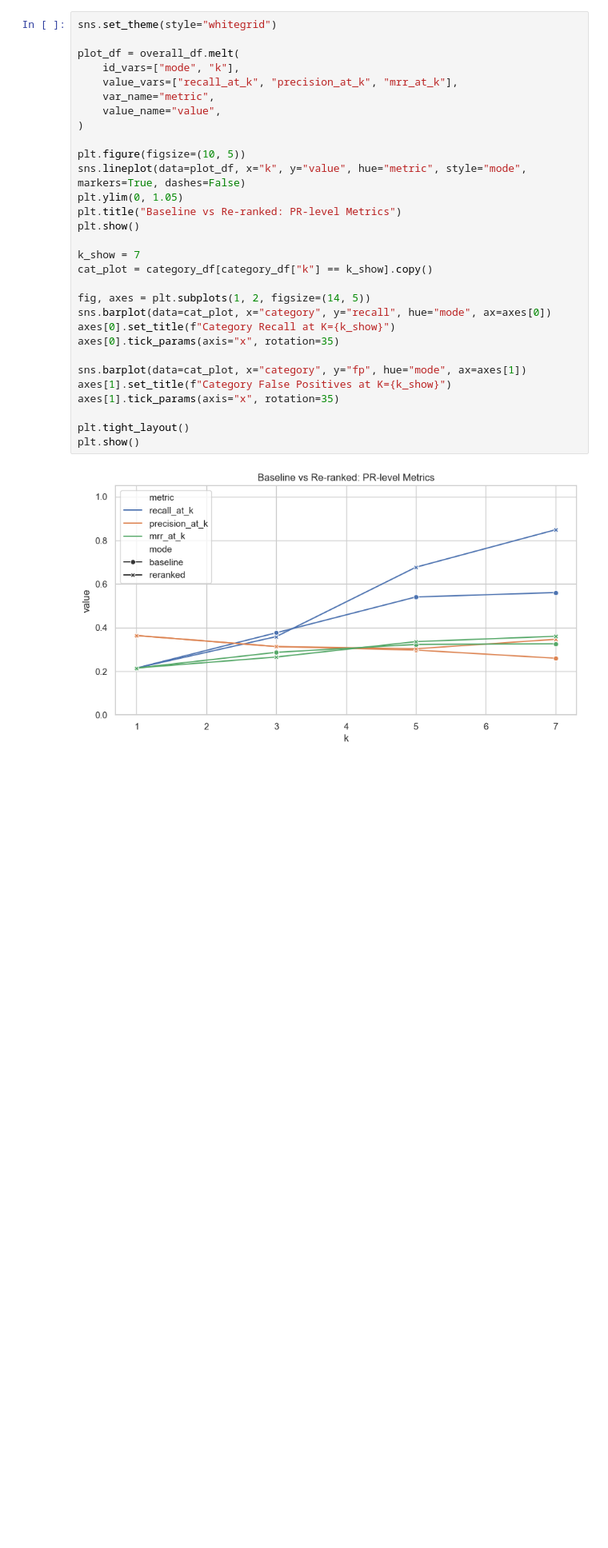
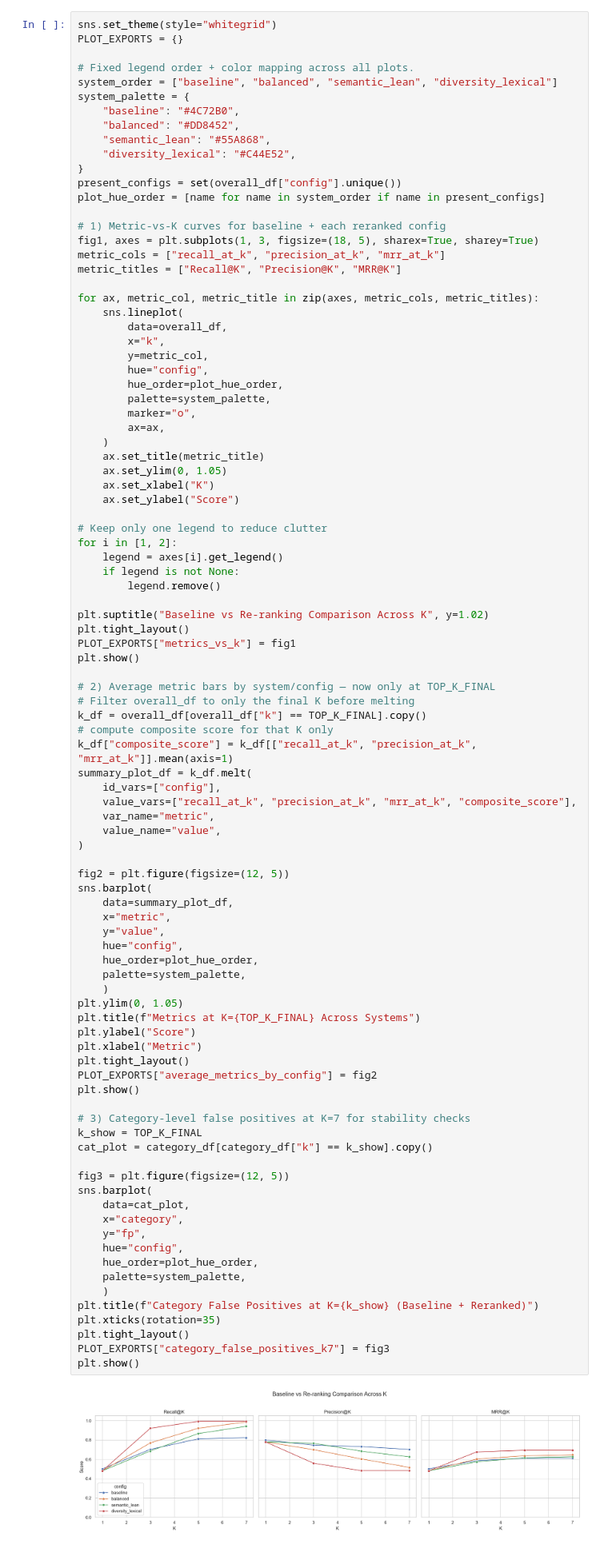
Before and after one commit to budhilnigam/Group-1-DS-and-AI-Lab-Project, a Jupyter notebook: notebooks/reranking_simple_comparison.ipynb, the cells around one changed output. Shown at 80% size. Saved outputs shown, nothing was run; the diff lists cells and outputs as text; blank space fills up the shorter version.

```diff
--- a/notebooks/reranking_simple_comparison.ipynb
+++ b/notebooks/reranking_simple_comparison.ipynb
@@ -307,32 +394,96 @@ Category-level stats:
 # %%
 sns.set_theme(style="whitegrid")
+PLOT_EXPORTS = {}
 
-plot_df = overall_df.melt(
-    id_vars=["mode", "k"],
-    value_vars=["recall_at_k", "precision_at_k", "mrr_at_k"],
+# Fixed legend order + color mapping across all plots.
+system_order = ["baseline", "balanced", "semantic_lean", "diversity_lexical"]
+system_palette = {
+    "baseline": "#4C72B0",
+    "balanced": "#DD8452",
+    "semantic_lean": "#55A868",
+    "diversity_lexical": "#C44E52",
+}
+present_configs = set(overall_df["config"].unique())
+plot_hue_order = [name for name in system_order if name in present_configs]
+
+# 1) Metric-vs-K curves for baseline + each reranked config
+fig1, axes = plt.subplots(1, 3, figsize=(18, 5), sharex=True, sharey=True)
+metric_cols = ["recall_at_k", "precision_at_k", "mrr_at_k"]
+metric_titles = ["Recall@K", "Precision@K", "MRR@K"]
+
+for ax, metric_col, metric_title in zip(axes, metric_cols, metric_titles):
+    sns.lineplot(
+        data=overall_df,
+        x="k",
+        y=metric_col,
+        hue="config",
+        hue_order=plot_hue_order,
+        palette=system_palette,
+        marker="o",
+        ax=ax,
+    )
+    ax.set_title(metric_title)
+    ax.set_ylim(0, 1.05)
+    ax.set_xlabel("K")
+    ax.set_ylabel("Score")
+
+# Keep only one legend to reduce clutter
+for i in [1, 2]:
+    legend = axes[i].get_legend()
+    if legend is not None:
+        legend.remove()
+
+plt.suptitle("Baseline vs Re-ranking Comparison Across K", y=1.02)
+plt.tight_layout()
+PLOT_EXPORTS["metrics_vs_k"] = fig1
+plt.show()
+
+# 2) Average metric bars by system/config — now only at TOP_K_FINAL
+# Filter overall_df to only the final K before melting
+k_df = overall_df[overall_df["k"] == TOP_K_FINAL].copy()
+# compute composite score for that K only
+k_df["composite_score"] = k_df[["recall_at_k", "precision_at_k", "mrr_at_k"]].mean(axis=1)
+summary_plot_df = k_df.melt(
+    id_vars=["config"],
+    value_vars=["recall_at_k", "precision_at_k", "mrr_at_k", "composite_score"],
     var_name="metric",
     value_name="value",
 )
 
-plt.figure(figsize=(10, 5))
-sns.lineplot(data=plot_df, x="k", y="value", hue="metric", style="mode", markers=True, dashes=False)
+fig2 = plt.figure(figsize=(12, 5))
+sns.barplot(
+    data=summary_plot_df,
+    x="metric",
+    y="value",
+    hue="config",
+    hue_order=plot_hue_order,
+    palette=system_palette,
+    )
 plt.ylim(0, 1.05)
-plt.title("Baseline vs Re-ranked: PR-level Metrics")
+plt.title(f"Metrics at K={TOP_K_FINAL} Across Systems")
+plt.ylabel("Score")
+plt.xlabel("Metric")
+plt.tight_layout()
+PLOT_EXPORTS["average_metrics_by_config"] = fig2
 plt.show()
 
-k_show = 7
+# 3) Category-level false positives at K=7 for stability checks
+k_show = TOP_K_FINAL
 cat_plot = category_df[category_df["k"] == k_show].copy()
 
-fig, axes = plt.subplots(1, 2, figsize=(14, 5))
-sns.barplot(data=cat_plot, x="category", y="recall", hue="mode", ax=axes[0])
-axes[0].set_title(f"Category Recall at K={k_show}")
-axes[0].tick_params(axis="x", rotation=35)
-
-sns.barplot(data=cat_plot, x="category", y="fp", hue="mode", ax=axes[1])
-axes[1].set_title(f"Category False Positives at K={k_show}")
-axes[1].tick_params(axis="x", rotation=35)
-
+fig3 = plt.figure(figsize=(12, 5))
+sns.barplot(
+    data=cat_plot,
+    x="category",
+    y="fp",
+    hue="config",
+    hue_order=plot_hue_order,
+    palette=system_palette,
+    )
+plt.title(f"Category False Positives at K={k_show} (Baseline + Reranked)")
+plt.xticks(rotation=35)
 plt.tight_layout()
+PLOT_EXPORTS["category_false_positives_k7"] = fig3
 plt.show()
 # %% [output]
-[figure, old version]
+[figure, new version]
```
Also changed, not shown: parts of 11 cells of this notebook, 36 other files.
